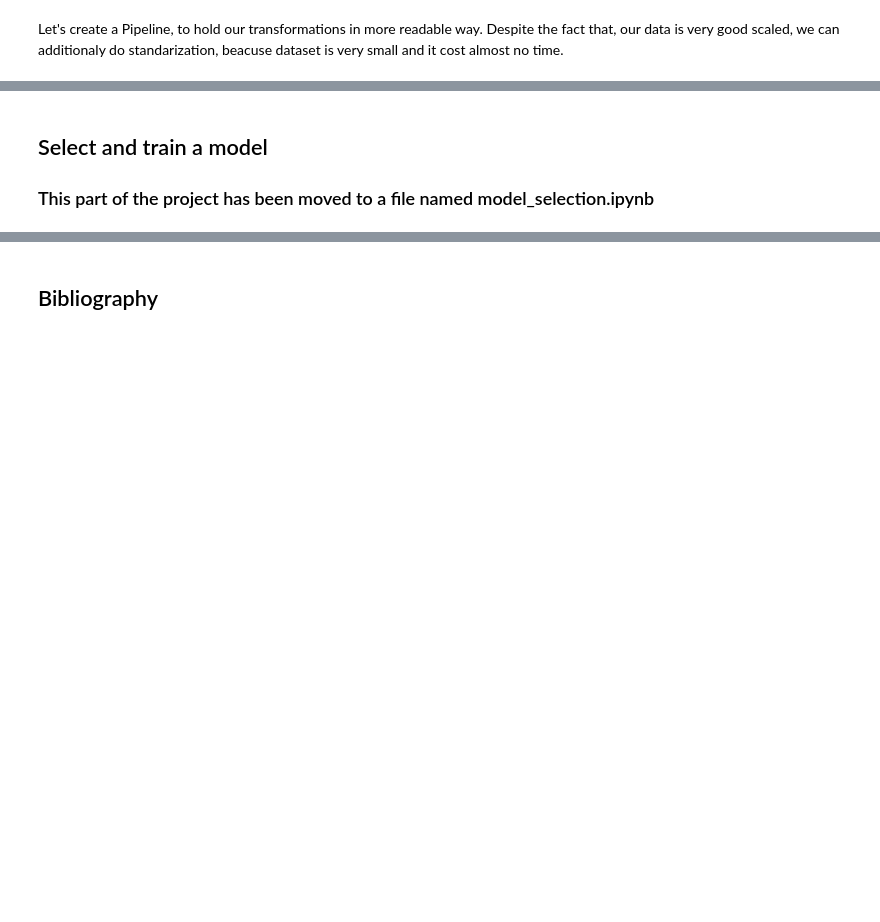
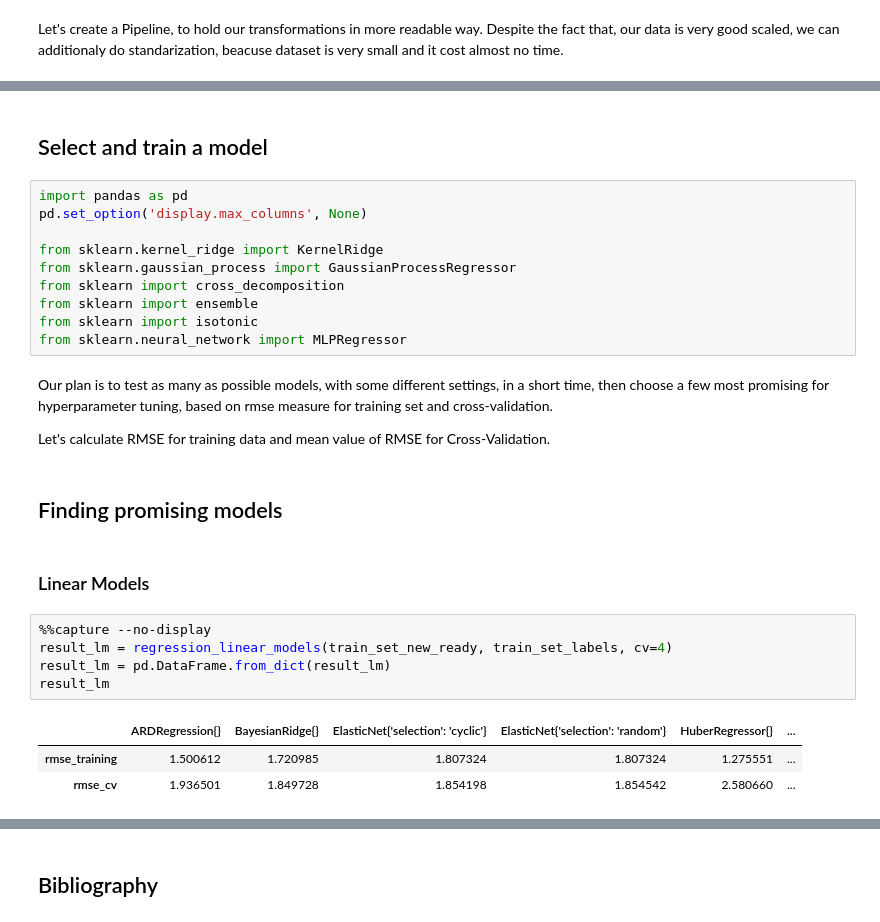
Before and after one commit to ArkadiuszSlowik/Possum-regression, a Jupyter notebook: possum_regression.ipynb, the cells around one changed output, grey strips where cells are left out. Drawn from its saved outputs; the diff is of its cells as text; blank space fills up the shorter version.

```diff
--- a/possum_regression.ipynb
+++ b/possum_regression.ipynb
@@ -432,3 +438,29 @@ We finished this section with set that contains 56 columns, ready to put into ML
 # %% [markdown]
 <h2> Select and train a model </h2>
-<h3> This part of the project has been moved to a file named model_selection.ipynb </h3>
+# %%
+import pandas as pd
+pd.set_option('display.max_columns', None)
+
+from sklearn.kernel_ridge import KernelRidge
+from sklearn.gaussian_process import GaussianProcessRegressor
+from sklearn import cross_decomposition
+from sklearn import ensemble
+from sklearn import isotonic
+from sklearn.neural_network import MLPRegressor
+# %% [markdown]
+Our plan is to test as many as possible models, with some different settings, in a short time, then choose a few most promising for hyperparameter tuning, based on rmse measure for training set and cross-validation.
+
+Let's calculate RMSE for training data and mean value of RMSE for Cross-Validation.
+# %% [markdown]
+<h2> Finding promising models </h2>
+# %% [markdown]
+<h3> Linear Models </h3>
+# %%
+%%capture --no-display
+result_lm = regression_linear_models(train_set_new_ready, train_set_labels, cv=4)
+result_lm = pd.DataFrame.from_dict(result_lm)
+result_lm
+# %% [output]
+|  | ARDRegression{} | BayesianRidge{} | ElasticNet{'selection': 'cyclic'} | ElasticNet{'selection': 'random'} | HuberRegressor{} | ... |
+| rmse_training | 1.500612 | 1.720985 | 1.807324 | 1.807324 | 1.275551 | ... |
+| rmse_cv | 1.936501 | 1.849728 | 1.854198 | 1.854542 | 2.580660 | ... |
```
Also changed, not shown: parts of 39 cells of this notebook, 1 other file.
